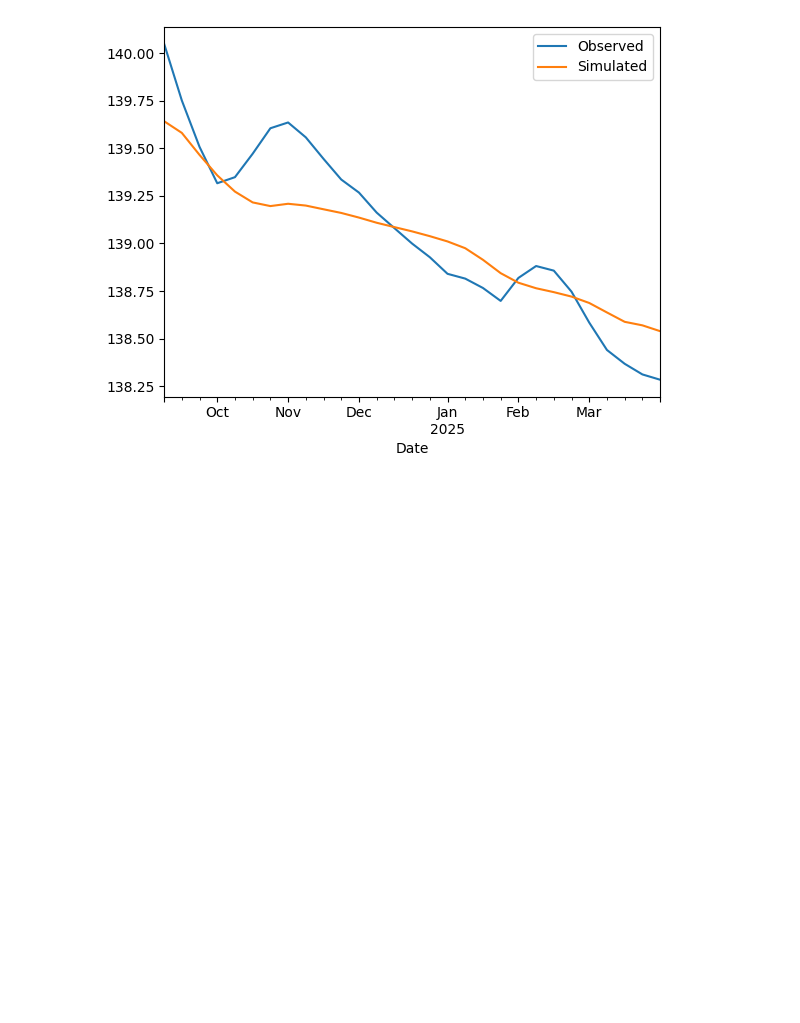
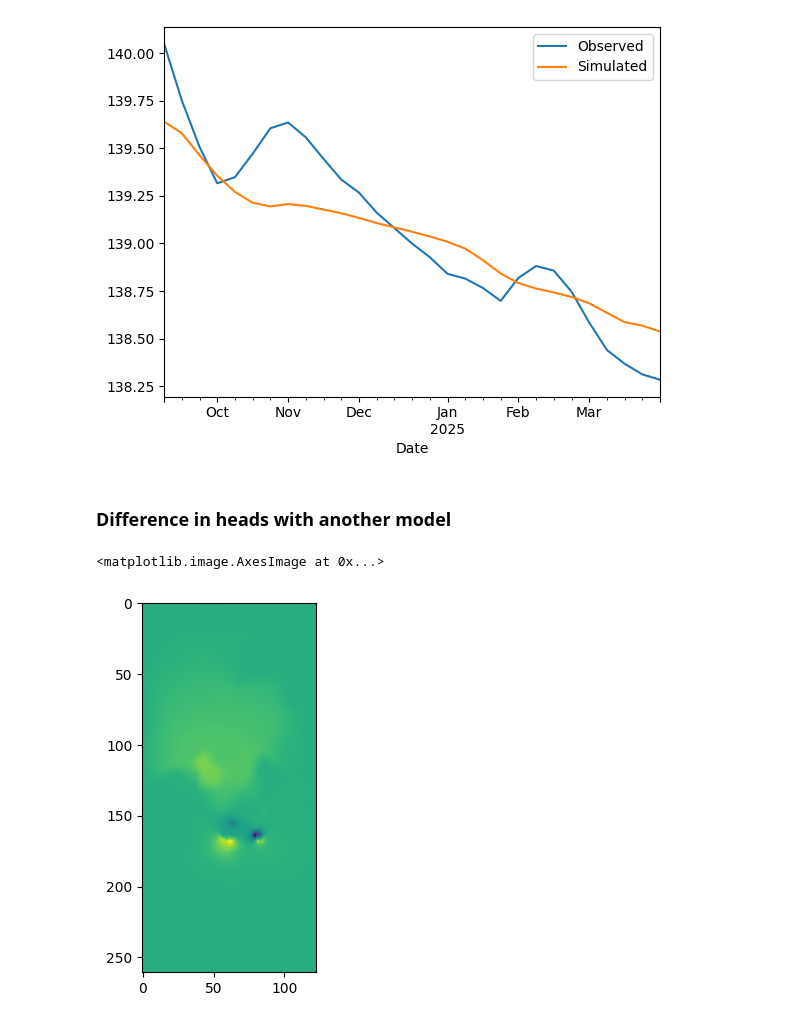
Before and after one commit to paolchol/hm, a Jupyter notebook: MAURICE/transient_model_utilities/read-output-model-usg.ipynb, the cells around one changed output. Saved outputs shown, nothing was run; the diff lists cells and outputs as text; code cells hidden in the pictures; blank space fills up the shorter version.

```diff
--- a/MAURICE/transient_model_utilities/read-output-model-usg.ipynb
+++ b/MAURICE/transient_model_utilities/read-output-model-usg.ipynb
@@ -172,3 +211,5 @@ target_results.loc[target_results.Name == 'Pz2', ['Observed', 'Simulated', 'Date
 # %% [output]
 <Axes: xlabel='Date'>
 [figure]
+# %% [markdown]
+### Difference in heads with another model
@@ -174,0 +230,24 @@ target_results.loc[target_results.Name == 'Pz2', ['Observed', 'Simulated', 'Date
+# %%
+# Load .hds file
+# Since the model is in MODFLOW-USG, HeadUFile is needed
+# Otherwise, use HeadFile
+def get_hds2d(hds1d, nodes_ref, layer, ts, sp):
+    hds1d = hds1d.get_data(kstpkper = (ts-1, sp-1))[layer-1]
+    hds2d = np.zeros(shape = (nodes_ref.row.max(), nodes_ref.column.max()))
+    for r in range(hds2d.shape[0]):
+        for c in range(hds2d.shape[1]):
+            hds2d[r,c] = hds1d[nodes_ref.loc[(nodes_ref.row == r+1) & (nodes_ref.column == c+1)].node.values[0]-1]
+    return hds2d
+# %%
+hds1 = fp.utils.binaryfile.HeadUFile(os.path.join(model_cwd_1, f'{model_name_1}.hds'))
+hds2 = fp.utils.binaryfile.HeadUFile(os.path.join(model_cwd_2, f'{model_name_2}.hds'))
+# %%
+hds12d = get_hds2d(hds1, nodes_ref, layer, 5, sp_ref) # 18s, could be improved
+hds22d = get_hds2d(hds2, nodes_ref, layer, 5, sp_ref) # 18s, could be improved
+# %%
+diff = hds12d-hds22d
+# %%
+plt.imshow(diff)
+# %% [output]
+<matplotlib.image.AxesImage at 0x...>
+[figure, added]
```
Also changed, not shown: parts of 15 cells of this notebook.
